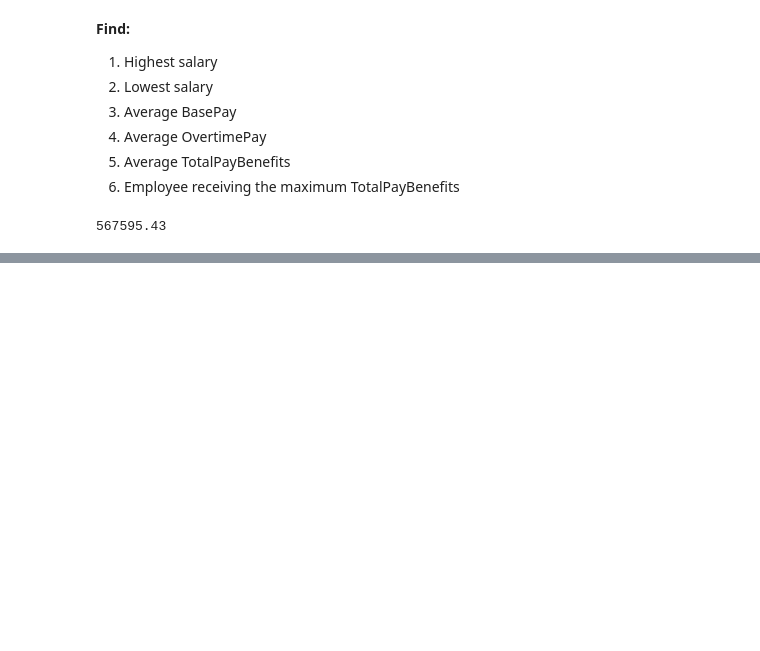
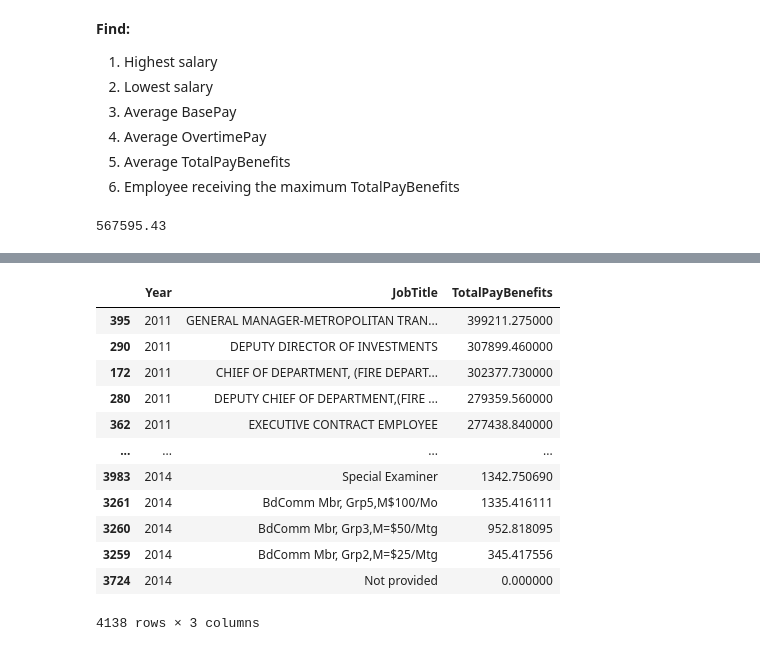
Before and after one commit to hemangikariya/ML-Lab-Assignments, a Jupyter notebook: Assignment-3/25MCA30048_Hemangi_PythonAssignment3.ipynb, the cells around one changed output, grey strips where cells are left out. Drawn from its saved outputs; the diff is of its cells as text; code cells hidden in the pictures; blank space fills up the shorter version.

```diff
--- a/Assignment-3/25MCA30048_Hemangi_PythonAssignment3.ipynb
+++ b/Assignment-3/25MCA30048_Hemangi_PythonAssignment3.ipynb
@@ -418,0 +560,17 @@ salary["TotalPayBenefits"].max()
+# %%
+# 3. Highest Paying Job each Year
+salary.groupby(["Year","JobTitle"])["TotalPayBenefits"].mean().reset_index().sort_values(["Year","TotalPayBenefits"],ascending=[True,False])
+# %% [output]
+|  | Year | JobTitle | TotalPayBenefits |
+| 395 | 2011 | GENERAL MANAGER-METROPOLITAN TRAN... | 399211.275000 |
+| 290 | 2011 | DEPUTY DIRECTOR OF INVESTMENTS | 307899.460000 |
+| 172 | 2011 | CHIEF OF DEPARTMENT, (FIRE DEPART... | 302377.730000 |
+| 280 | 2011 | DEPUTY CHIEF OF DEPARTMENT,(FIRE ... | 279359.560000 |
+| 362 | 2011 | EXECUTIVE CONTRACT EMPLOYEE | 277438.840000 |
+| ... | ... | ... | ... |
+| 3983 | 2014 | Special Examiner | 1342.750690 |
+| 3261 | 2014 | BdComm Mbr, Grp5,M$100/Mo | 1335.416111 |
+| 3260 | 2014 | BdComm Mbr, Grp3,M=$50/Mtg | 952.818095 |
+| 3259 | 2014 | BdComm Mbr, Grp2,M=$25/Mtg | 345.417556 |
+| 3724 | 2014 | Not provided | 0.000000 |
+4138 rows × 3 columns
```
Also changed, not shown: parts of 27 cells of this notebook.
